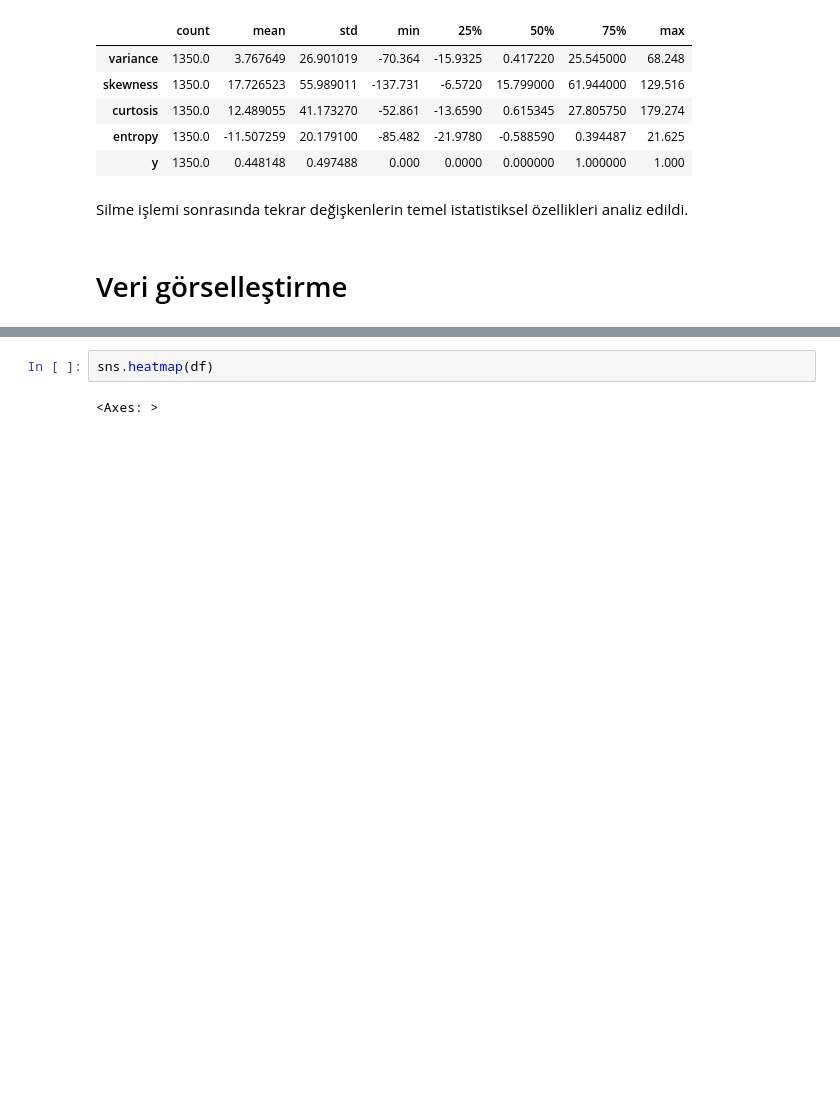
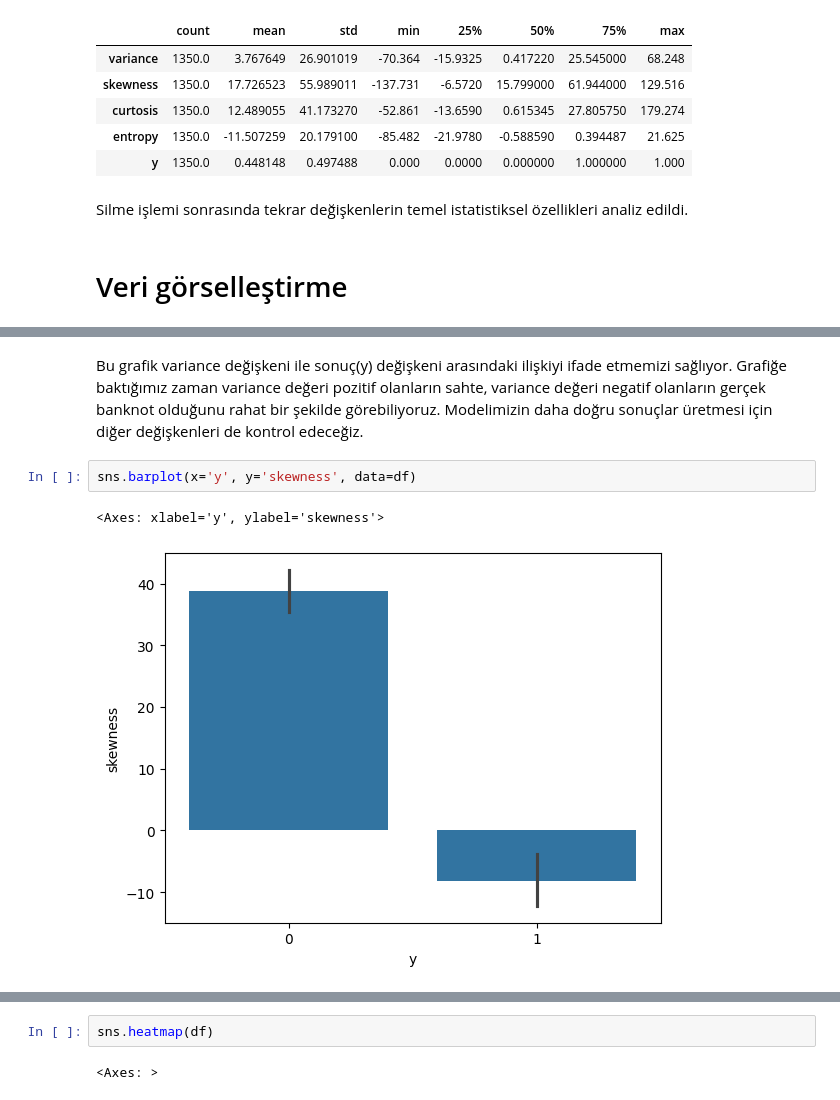
Before and after one commit to mfasahin/banknot_authentication, a Jupyter notebook: data_banknote.ipynb, the cells around one changed output, grey strips where cells are left out. Cells and saved outputs as stored; diff of their text form; blank space fills up the shorter version.

```diff
--- a/data_banknote.ipynb
+++ b/data_banknote.ipynb
@@ -227,0 +156,7 @@ not: bu şekilde ayrık kümelenmelerin sebeplerini de görmüş oluruz
+# %% [markdown]
+Bu grafik variance değişkeni ile sonuç(y) değişkeni arasındaki ilişkiyi ifade etmemizi sağlıyor. Grafiğe baktığımız zaman variance değeri pozitif olanların sahte, variance değeri negatif olanların gerçek banknot olduğunu rahat bir şekilde görebiliyoruz. Modelimizin daha doğru sonuçlar üretmesi için diğer değişkenleri de kontrol edeceğiz.
+# %%
+sns.barplot(x='y', y='skewness', data=df)
+# %% [output]
+<Axes: xlabel='y', ylabel='skewness'>
+[figure, added]
```
Also changed, not shown: parts of 39 cells of this notebook.
